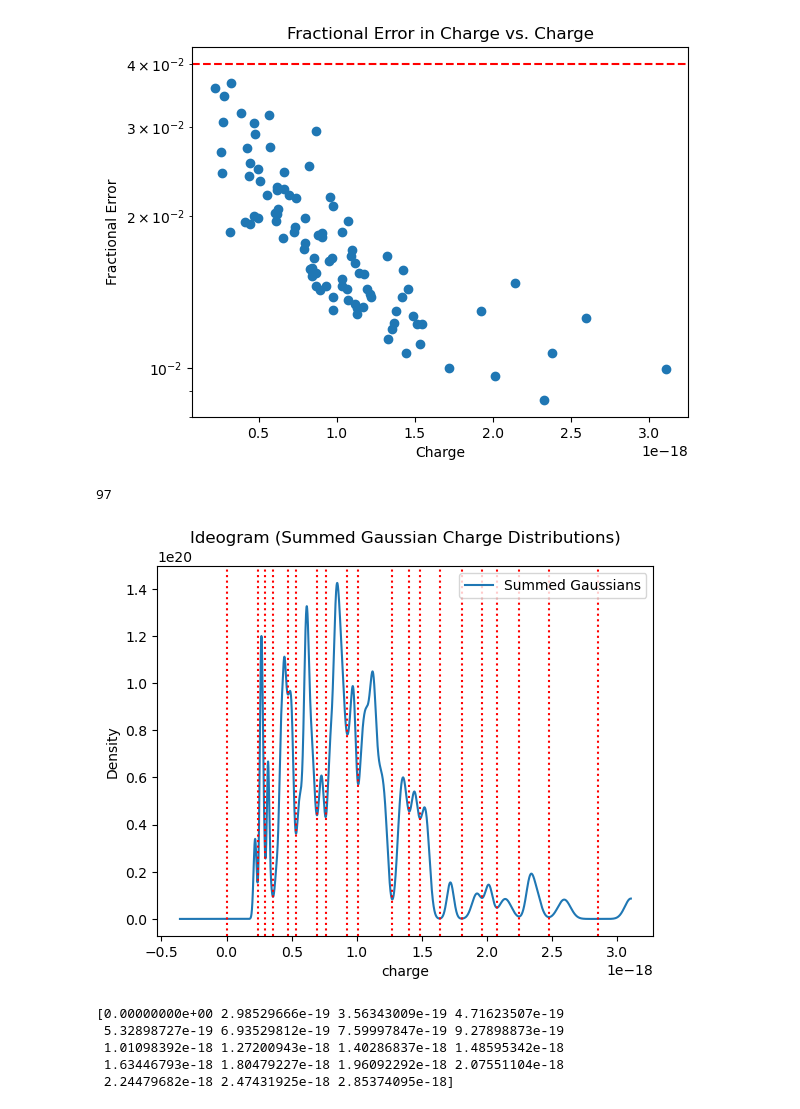
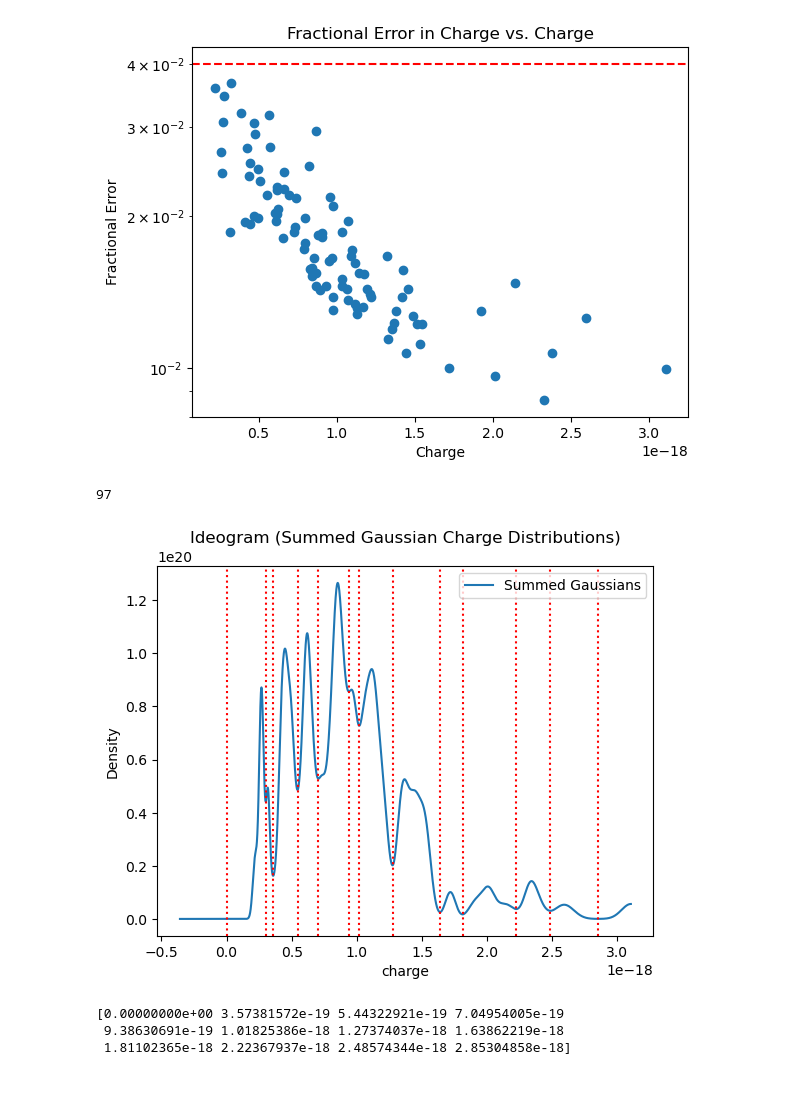
Before and after one commit to Steinburglar/advanced_exp, a Jupyter notebook: FAFO/TestLucas.ipynb, the cells around one changed output. Saved outputs shown, nothing was run; the diff lists cells and outputs as text; code cells hidden in the pictures.

```diff
--- a/FAFO/TestLucas.ipynb
+++ b/FAFO/TestLucas.ipynb
@@ -187,17 +168,15 @@ plot_fractional_error(prune_total_q, prune_total_sigma_q, threshold=0.04)
 [figure]
 # %%
 print(len(prune_total_q))
-ptot_min_x = ideogram(prune_total_q, 1.5*prune_total_sigma_q, mins=True)
-remove_indices = [1]
+ptot_min_x = ideogram(prune_total_q, 2.3*prune_total_sigma_q, mins=True)
+remove_indices = [1,]
 ptot_min_x = np.delete(ptot_min_x, remove_indices)
 print(ptot_min_x)
 # %% [output]
 97
-[figure, old version]
+[figure, new version]
-[0.00000000e+00 2.98529666e-19 3.56343009e-19 4.71623507e-19
- 5.32898727e-19 6.93529812e-19 7.59997847e-19 9.27898873e-19
- 1.01098392e-18 1.27200943e-18 1.40286837e-18 1.48595342e-18
- 1.63446793e-18 1.80479227e-18 1.96092292e-18 2.07551104e-18
- 2.24479682e-18 2.47431925e-18 2.85374095e-18]
+[0.00000000e+00 3.57381572e-19 5.44322921e-19 7.04954005e-19
+ 9.38630691e-19 1.01825386e-18 1.27374037e-18 1.63862219e-18
+ 1.81102365e-18 2.22367937e-18 2.48574344e-18 2.85304858e-18]
 # %%
 binned_df = bin_charges(prune_total_q, prune_total_sigma_q, ptot_min_x)
```
Also changed, not shown: parts of 5 cells of this notebook, 1 other file.
